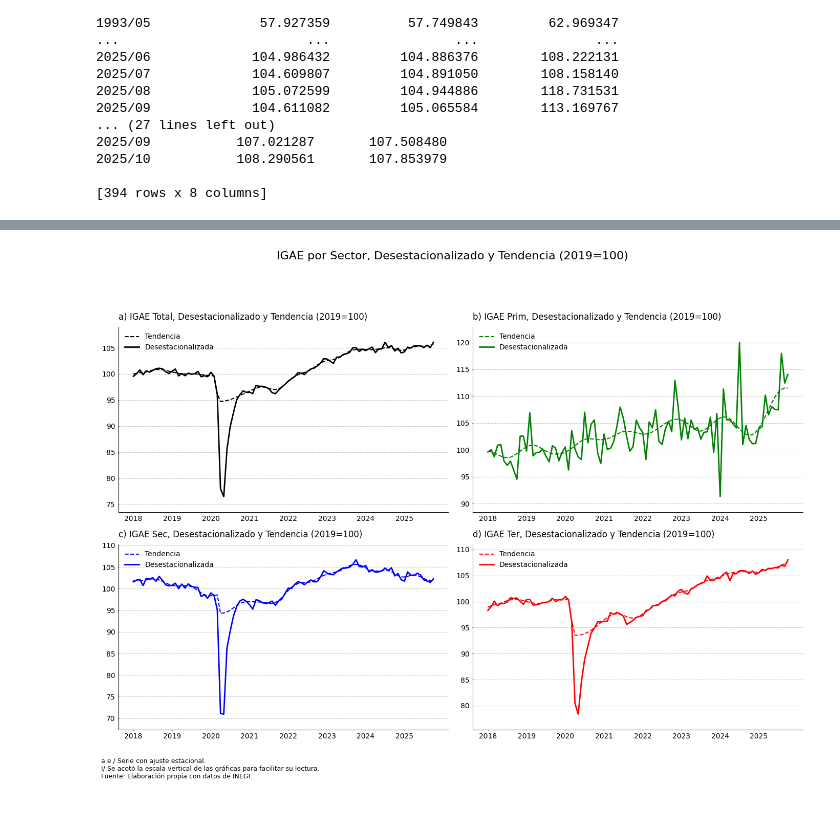
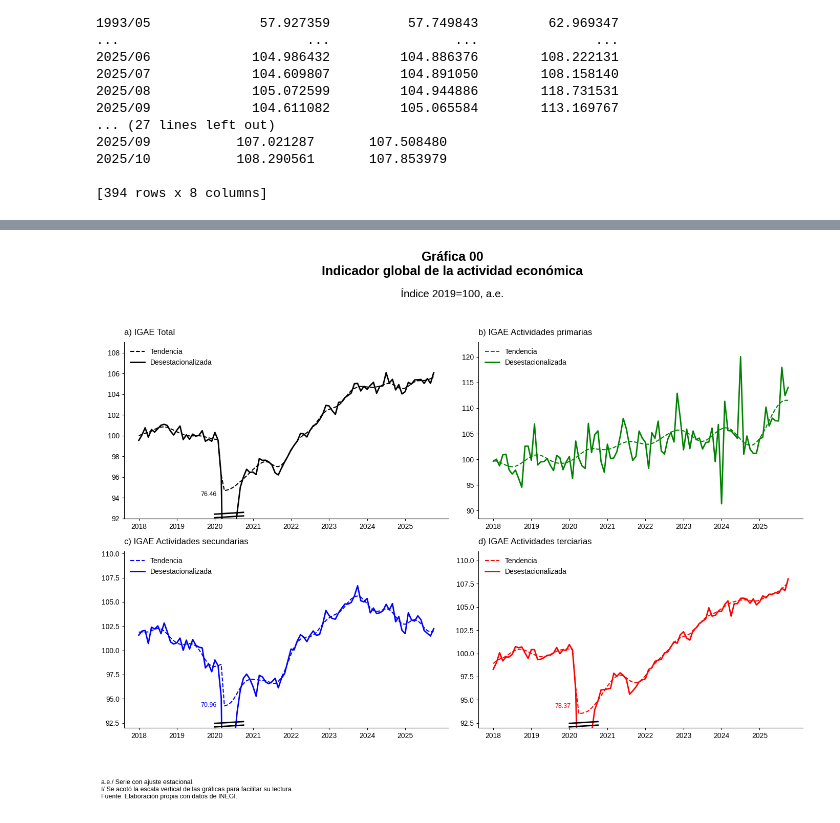
Before and after one commit to laloflogar/RB2026, a Jupyter notebook: Gráficas_nacional.ipynb, the cells around one changed output, grey strips where cells are left out. Drawn from its saved outputs; the diff is of its cells as text; code cells hidden in the pictures.

```diff
--- a/Gráficas_nacional.ipynb
+++ b/Gráficas_nacional.ipynb
@@ -430,6 +430,11 @@ display(base_filtrada.tail())
 # %%
 import matplotlib.pyplot as plt
 import numpy as np
+
+#Tipografía
+plt.rcParams['font.family'] = 'sans-serif'
+plt.rcParams['font.sans-serif'] = ['Arial', 'Helvetica', 'Liberation Sans']
+plt.rcParams['axes.unicode_minus'] = False
 
 # 1. Asegurar orden y convertir a PeriodIndex trimestral
 df = base_filtrada.copy().sort_index()
@@ -1065,6 +706,12 @@ plt.show()
 # %%
 import matplotlib.pyplot as plt
 import numpy as np
+import pandas as pd
+
+#Tipografía
+plt.rcParams['font.family'] = 'sans-serif'
+plt.rcParams['font.sans-serif'] = ['Arial', 'Helvetica', 'Liberation Sans']
+plt.rcParams['axes.unicode_minus'] = False
 
 # Ensure the index is PeriodIndex('Q') for consistent x-axis handling
 df_plot = base_filtrada.copy().sort_index()
@@ -1073,9 +720,9 @@ df_plot.index = df_plot.index.to_period('M') # Convert to monthly period for con
 # Define the series to plot and their colors
 series_to_plot = {
     'IGAE Total': {'desest': 'IGAE Total Desest (2019=100)', 'tenden': 'IGAE Total Tenden (2019=100)', 'color': 'black', 'title_prefix': 'a)'},
-    'IGAE Prim': {'desest': 'IGAE Prim Desest (2019=100)', 'tenden': 'IGAE Prim Tenden (2019=100)', 'color': 'green', 'title_prefix': 'b)'},
-    'IGAE Sec': {'desest': 'IGAE Sec Desest (2019=100)', 'tenden': 'IGAE Sec Tenden (2019=100)', 'color': 'blue', 'title_prefix': 'c)'},
-    'IGAE Ter': {'desest': 'IGAE Ter Desest (2019=100)', 'tenden': 'IGAE Ter Tenden (2019=100)', 'color': 'red', 'title_prefix': 'd)'}
+    'IGAE Actividades primarias': {'desest': 'IGAE Prim Desest (2019=100)', 'tenden': 'IGAE Prim Tenden (2019=100)', 'color': 'green', 'title_prefix': 'b)'},
+    'IGAE Actividades secundarias': {'desest': 'IGAE Sec Desest (2019=100)', 'tenden': 'IGAE Sec Tenden (2019=100)', 'color': 'blue', 'title_prefix': 'c)'},
+    'IGAE Actividades terciarias': {'desest': 'IGAE Ter Desest (2019=100)', 'tenden': 'IGAE Ter Tenden (2019=100)', 'color': 'red', 'title_prefix': 'd)'}
 }
 
 # Create a 2x2 subplot grid
@@ -1096,6 +743,14 @@ for i in jan_indices:
     if df_plot.index[i].year >= start_year and df_plot.index[i].year <= end_year:
         jan_x_ticks.append(x[i])
         jan_x_labels.append(str(df_plot.index[i].year))
+
+# Calculate the starting x-coordinate for 2020 and the line length
+x_start_2020 = jan_x_ticks[jan_x_labels.index('2020')] # x-coordinate for the beginning of 2020
+line_length = x[int(len(x) / 10)] - x[0] # Original line length
+
+# Calculate the x-coordinate for November 2019
+x_nov_2019_idx = df_plot.index.get_loc(pd.Period('2019-11', freq='M'))
+x_nov_2019 = x[x_nov_2019_idx]
 
 for i, (sector, data) in enumerate(series_to_plot.items()):
     ax = axes[i]
@@ -1131,41 +786,78 @@ for i, (sector, data) in enumerate(series_to_plot.items()):
     min_val_desest = df_plot[data['desest']].min()
     max_val_desest = df_plot[data['desest']].max()
     min_val_tenden = df_plot[data['tenden']].min()
     max_val_tenden = df_plot[data['tenden']].max()
 
     min_overall = min(min_val_desest, min_val_tenden)
     max_overall = max(max_val_desest, max_val_tenden)
 
     padding_y = (max_overall - min_overall) * 0.1
-    ax.set_ylim(min_overall - padding_y, max_overall + padding_y)
+
+    # Set y-axis start for panels 'a', 'c', and 'd'
+    if sector in ['IGAE Total', 'IGAE Actividades secundarias', 'IGAE Actividades terciarias']:
+        ax.set_ylim(92, max_overall + padding_y)
+
+        # Add a slightly inclined line for panels 'a', 'c', 'd'
+        ymin, ymax_current = ax.get_ylim()
+        line_y_start = ymin + (ymax_current - ymin) * 0.025
+        line_y_end = ymin + (ymax_current - ymin) * 0.035 # Slight inclination
+        ax.plot([x_start_2020, x_start_2020 + line_length], [line_y_start, line_y_end], color='black', linewidth=2)
+        # Second parallel line
+        line_y_start_2 = ymin + (ymax_current - ymin) * 0.005 # Slightly lower than the first line
+        line_y_end_2 = ymin + (ymax_current - ymin) * 0.015 # Slightly lower than the first line_y_end
+        ax.plot([x_start_2020, x_start_2020 + line_length], [line_y_start_2, line_y_end_2], color='black', linewidth=2)
+
+        # Add labels for minimum value of deseasonalized series
+        desest_col = data['desest']
+        min_val_desest = df_plot[desest_col].min()
+        min_date_desest = df_plot[desest_col].idxmin() # This returns a Period('YYYY-MM', freq='M')
+        min_x_coord_desest = x[df_plot.index.get_loc(min_date_desest)] # Get x-coord of actual minimum
+        min_y_coord_desest = min_val_desest
+
+        # Position the text slightly above ymin
+        text_y_position = ymin + 2 # Increased offset for better visibility
+
+        ax.annotate(f'{min_val_desest:.2f}',
+                    xy=(min_x_coord_desest, 92), # Actual data point
+                    xytext=(x_nov_2019, text_y_position),        # Text position (Nov 2019, bottom)
+                    arrowprops=dict(facecolor=color, shrink=0.05, width=0, headwidth=0, headlength=0),
+                    fontsize=9, color=color, ha='center', va='bottom')
+    else:
+        ax.set_ylim(min_overall - padding_y, max_overall + padding_y)
 
     # Titles and format
-    ax.set_title(f'{title_prefix} {sector}, Desestacionalizado y Tendencia (2019=100)', loc='left', pad=10)
+    ax.set_title(f'{title_prefix} {sector}', loc='left', pad=10)
     ax.legend(frameon=False, loc='upper left') # Legend for each subplot
 
     # Clean style
     ax.spines['top'].set_visible(False)
     ax.spines['right'].set_visible(False)
     ax.spines['left'].set_visible(True)
     ax.spines['bottom'].set_visible(True)
-    ax.tick_params(axis='x', length=1, labelbottom=True) # Ensure x-axis tick marks and labels are visible
-    ax.tick_params(axis='y', length=1) # Ensure y-axis tick marks are visible
-    ax.grid(axis='y', linestyle='--', alpha=0.7)
+    ax.tick_params(axis='x', length=3, labelbottom=True) # Ensure x-axis tick marks and labels are visible
+    ax.tick_params(axis='y', length=3) # Ensure y-axis tick marks are visible
+    ax.grid(axis='y', linestyle='', alpha=0.7)
 
 # Adjust layout and add overall title and footnote
-fig.suptitle('IGAE por Sector, Desestacionalizado y Tendencia (2019=100)', ha='center', y=1.02, fontsize=16)
-
+fig.suptitle('Gráfica 00\nIndicador global de la actividad económica', ha='center', y=1.02, fontsize=18, fontweight='bold') # Use 'color' and 'fontweight'
+#Subtítulo
+plt.figtext(
+    0.5, 0.93, # Adjust position to be below suptitle and centered
+    'Índice 2019=100, a.e.',
+    ha='center', # Center horizontally
+    fontsize=15
+)
 # Footnote
 plt.figtext(
-    0.01, -0.01, # Adjust position
-    'a.e./ Serie con ajuste estacional.\n'
+    0.01, -0.05, # Adjust position to avoid overlap with subtitle or main title
+    'a.e./ Serie con ajuste estacional.\n' # Added line break
     'I/ Se acotó la escala vertical de las gráficas para facilitar su lectura.\n'
     'Fuente: Elaboración propia con datos de INEGI.',
     ha='left',
     fontsize=9
 )
 
-plt.tight_layout(rect=[0, 0.05, 1, 0.95]) # Adjust layout to make space for suptitle and figtext
+plt.tight_layout(rect=[0, 0.05, 1, 0.95]) # Adjusted rect to have 4 values
 plt.show()
 # %% [output]
-[figure, old version]
+[figure, new version]
```
Also changed, not shown: parts of 11 cells of this notebook.
